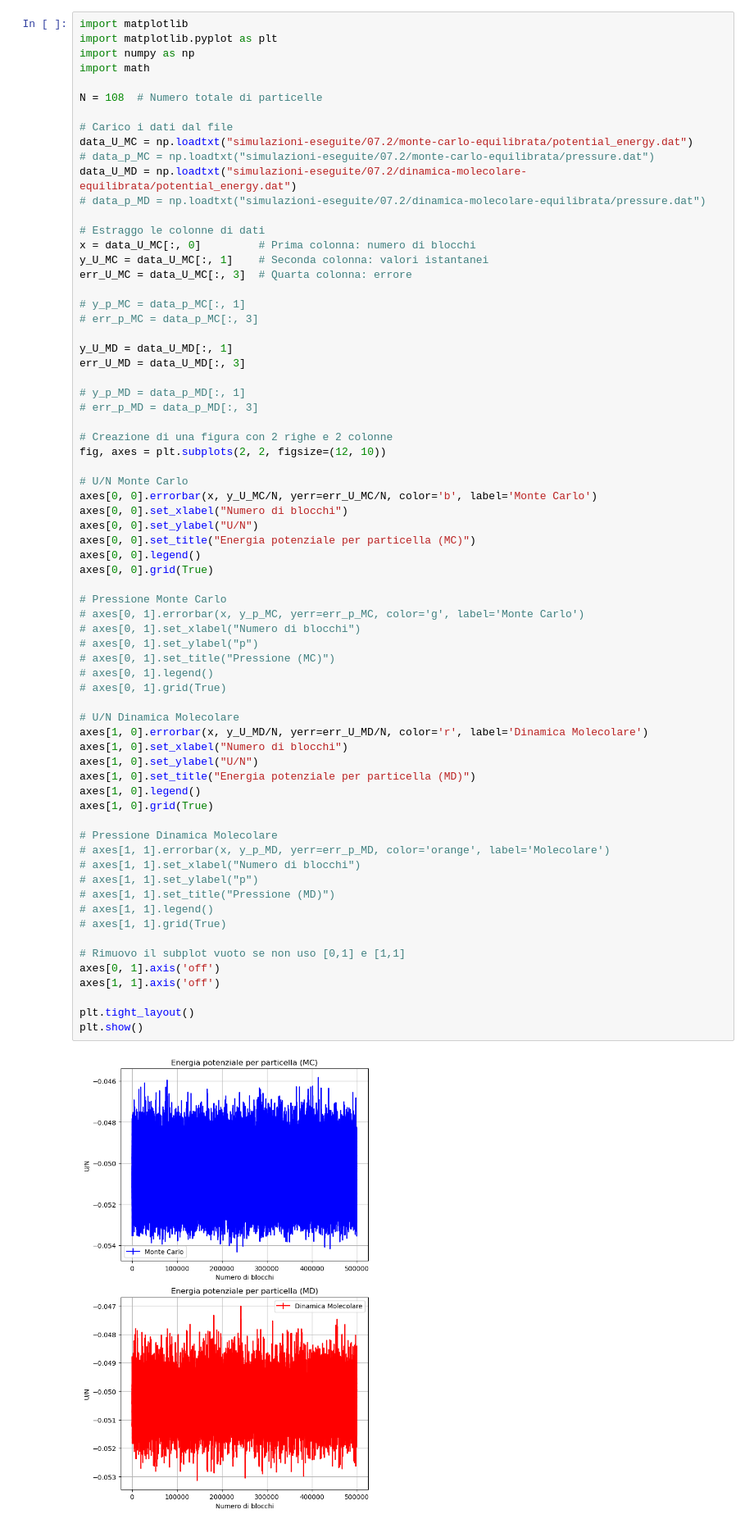
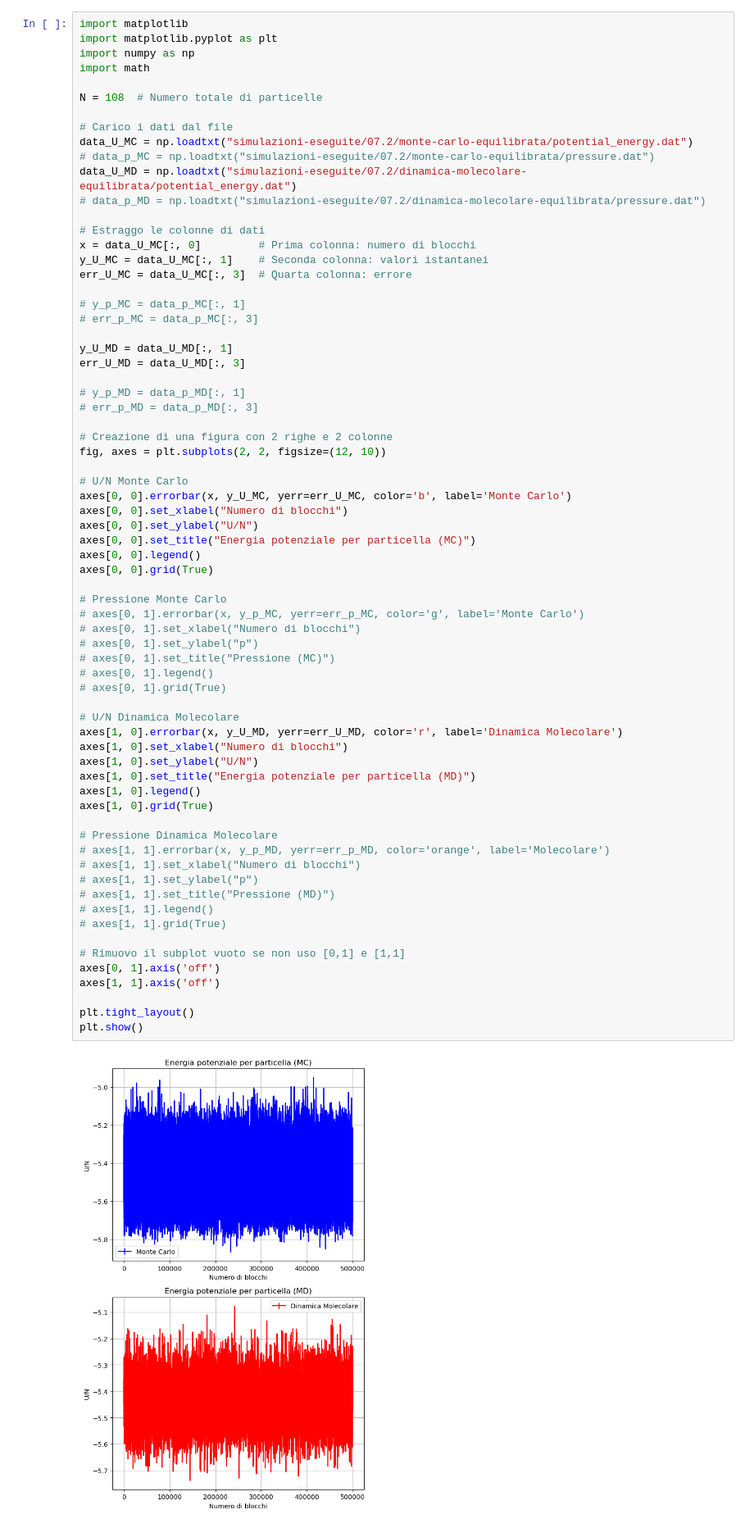
Before and after one commit to LucreziaBioni/numerical-simulation-laboratory, a Jupyter notebook: 07/07.ipynb, the cells around one changed output. Shown: that part at 82% size. Saved outputs shown, nothing was run; the diff lists cells and outputs as text.

```diff
--- a/07/07.ipynb
+++ b/07/07.ipynb
@@ -122,7 +122,7 @@ err_U_MD = data_U_MD[:, 3]
 fig, axes = plt.subplots(2, 2, figsize=(12, 10))
 
 # U/N Monte Carlo
-axes[0, 0].errorbar(x, y_U_MC/N, yerr=err_U_MC/N, color='b', label='Monte Carlo')
+axes[0, 0].errorbar(x, y_U_MC, yerr=err_U_MC, color='b', label='Monte Carlo')
 axes[0, 0].set_xlabel("Numero di blocchi")
 axes[0, 0].set_ylabel("U/N")
 axes[0, 0].set_title("Energia potenziale per particella (MC)")
@@ -132,35 +132,35 @@ axes[0, 0].grid(True)
 # Pressione Monte Carlo
 # axes[0, 1].errorbar(x, y_p_MC, yerr=err_p_MC, color='g', label='Monte Carlo')
 # axes[0, 1].set_xlabel("Numero di blocchi")
 # axes[0, 1].set_ylabel("p")
 # axes[0, 1].set_title("Pressione (MC)")
 # axes[0, 1].legend()
 # axes[0, 1].grid(True)
 
 # U/N Dinamica Molecolare
-axes[1, 0].errorbar(x, y_U_MD/N, yerr=err_U_MD/N, color='r', label='Dinamica Molecolare')
+axes[1, 0].errorbar(x, y_U_MD, yerr=err_U_MD, color='r', label='Dinamica Molecolare')
 axes[1, 0].set_xlabel("Numero di blocchi")
 axes[1, 0].set_ylabel("U/N")
 axes[1, 0].set_title("Energia potenziale per particella (MD)")
 axes[1, 0].legend()
 axes[1, 0].grid(True)
 
 # Pressione Dinamica Molecolare
 # axes[1, 1].errorbar(x, y_p_MD, yerr=err_p_MD, color='orange', label='Molecolare')
 # axes[1, 1].set_xlabel("Numero di blocchi")
 # axes[1, 1].set_ylabel("p")
 # axes[1, 1].set_title("Pressione (MD)")
 # axes[1, 1].legend()
 # axes[1, 1].grid(True)
 
 # Rimuovo il subplot vuoto se non uso [0,1] e [1,1]
 axes[0, 1].axis('off')
 axes[1, 1].axis('off')
 
 plt.tight_layout()
 plt.show()
 # %% [output]
-[figure, old version]
+[figure, new version]
 # %%
 import matplotlib
 import matplotlib.pyplot as plt
```
Also changed, not shown: 50 other files.
